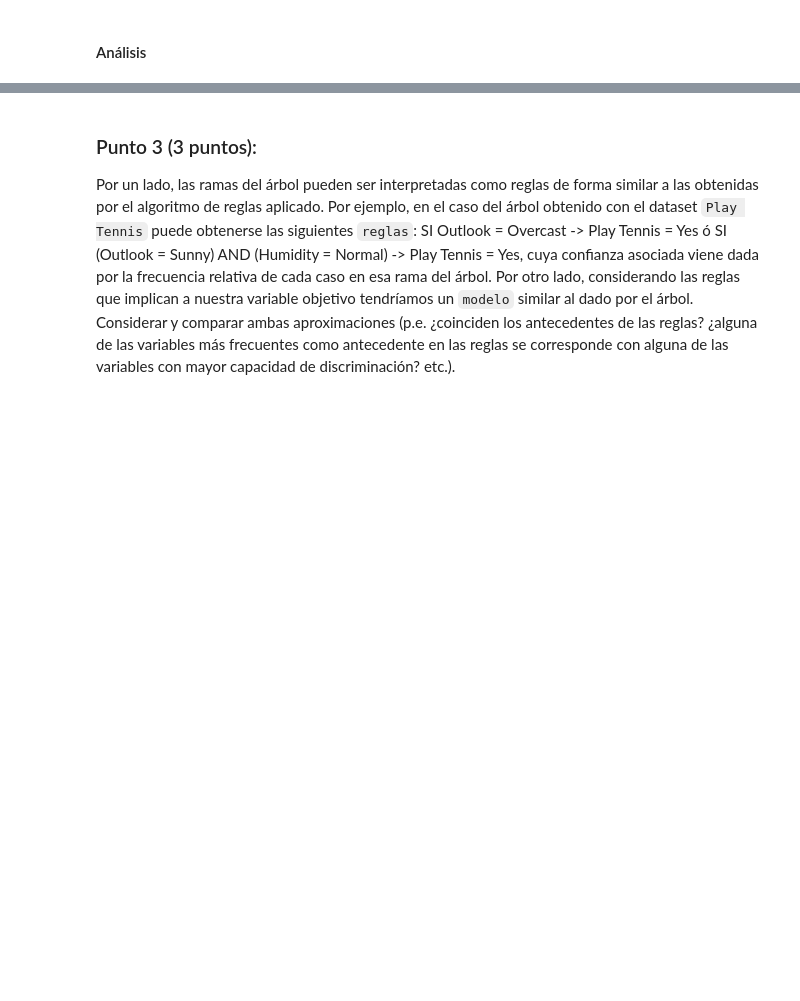
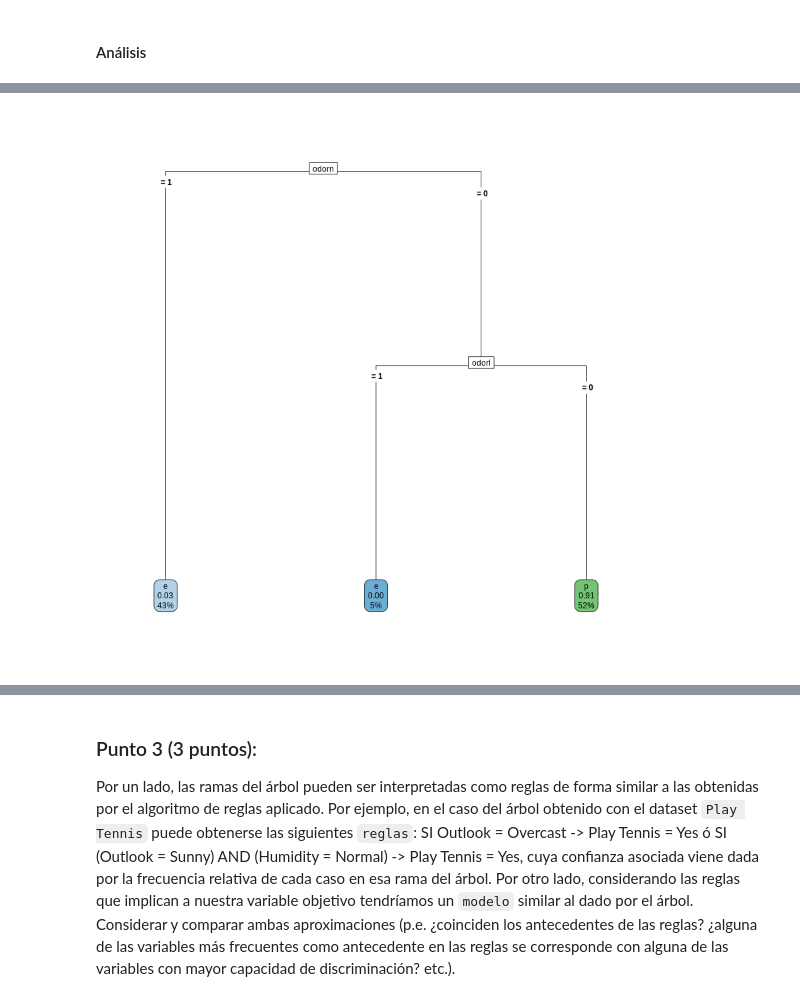
Before and after one commit to yerartdev/uc-m1966-datamining, a Jupyter notebook: d1/t1-m1966-variable-categorica.ipynb, the cells around one changed output, grey strips where cells are left out. Saved outputs shown, nothing was run; the diff lists cells and outputs as text; code cells hidden in the pictures; blank space fills up the shorter version.

```diff
--- a/d1/t1-m1966-variable-categorica.ipynb
+++ b/d1/t1-m1966-variable-categorica.ipynb
@@ -973,0 +1161,4 @@ confusionMatrix(modelo.rpart.test, dataset.test$class)
+# %%
+rpart.plot(modelo.rpart.2$finalModel, type = 5,cex=0.6)
+# %% [output]
+[figure, added]
```
Also changed, not shown: parts of 29 cells of this notebook.
